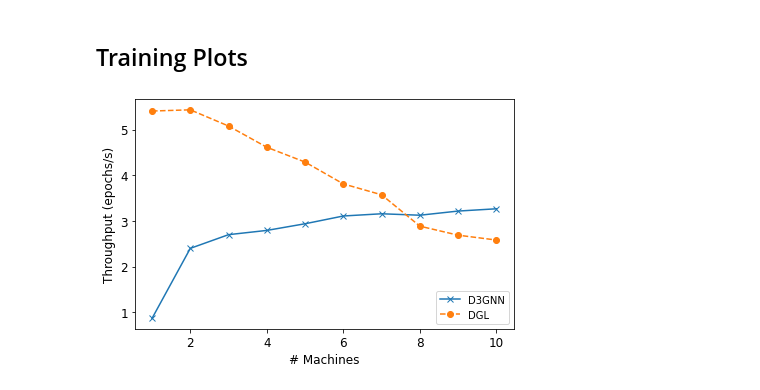
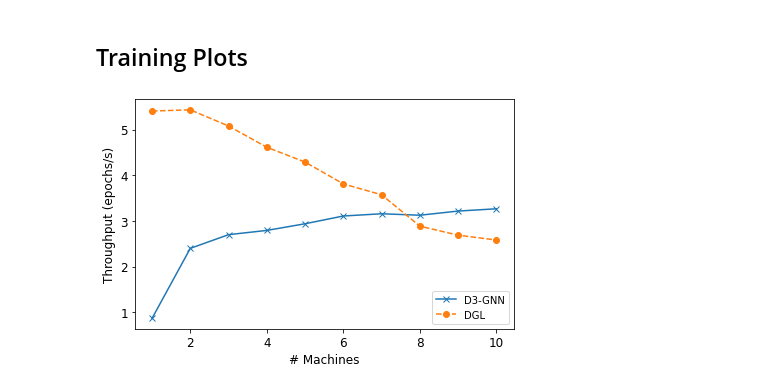
Before and after one commit to Rustam-Warwick/d3-gnn, a Jupyter notebook: helper-scripts/jupyter/Process Flink Metrics.ipynb, the cells around one changed output. Cells and saved outputs as stored; diff of their text form; code cells hidden in the pictures.

```diff
--- a/helper-scripts/jupyter/Process Flink Metrics.ipynb
+++ b/helper-scripts/jupyter/Process Flink Metrics.ipynb
@@ -688,12 +688,12 @@ streaming_lambda_throughputs[2][0][0]
 ## Training Plots
 # %%
 runtime_this = transform_dict(agg_concat_list(get_aggregated_throughput(entry_folder_name="../../jupyter/metrics/Training", operator_name="GNN Operator - 3", metric_name="epochThroughput"), "mean", "max"), key_fn=lambda x: round(x/13), value_fn=lambda x: x / 10000)
-fig, ax, lines = plot_aggregated_dict(None, [runtime_this, DGL_EPOCH_PER_SECOND_REDDIT_HYPERLINK],["D3GNN", "DGL"], ["x", "o"], ["-", "--"], [None, None], xlabel="# Machines", ylabel="Throughput (epochs/s)",formatter=None)
+fig, ax, lines = plot_aggregated_dict(None, [runtime_this, DGL_EPOCH_PER_SECOND_REDDIT_HYPERLINK],["D3-GNN", "DGL"], ["x", "o"], ["-", "--"], [None, None], xlabel="# Machines", ylabel="Throughput (epochs/s)",formatter=None)
 
 labs = [l.get_label() for l in lines]
 ax.legend(lines, labs,loc="lower right")
 fig.set_size_inches((6,4))
 # %% [output]
-[figure, old version]
+[figure, new version]
 # %%
 fig.savefig("../../jupyter/plots/training_throuhgput.png")
```
Also changed, not shown: 3 other files.
